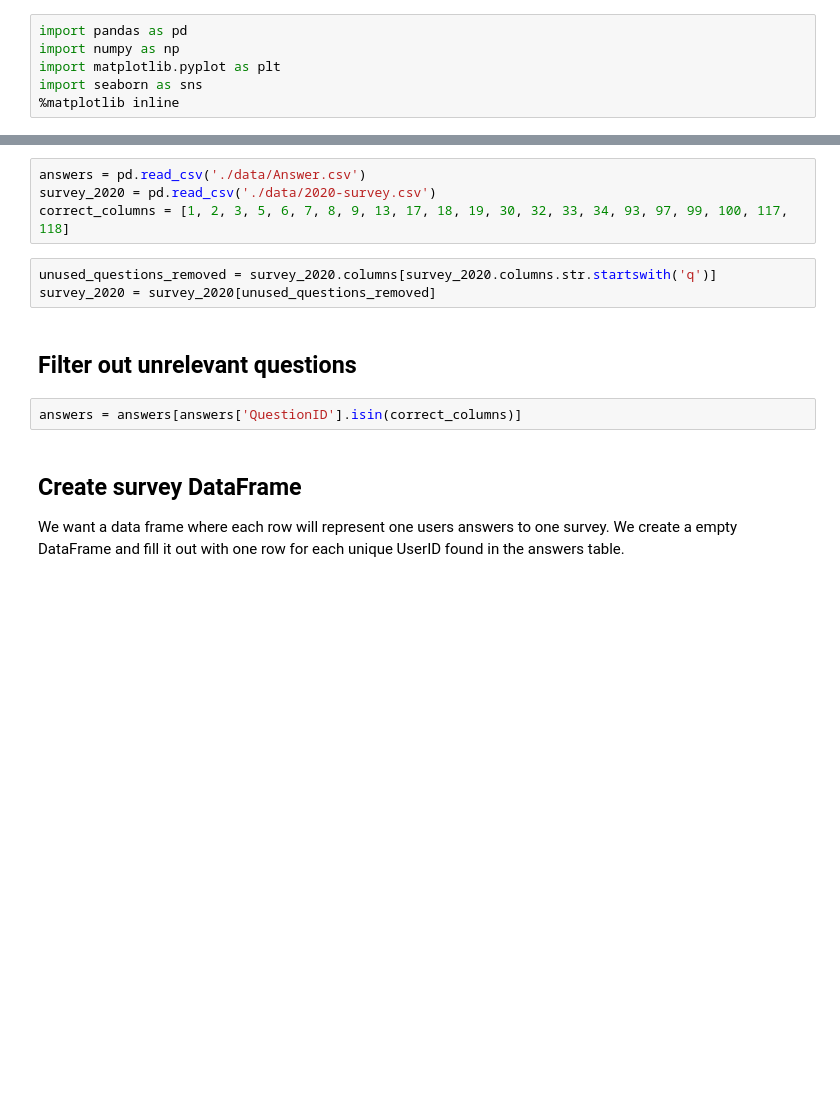
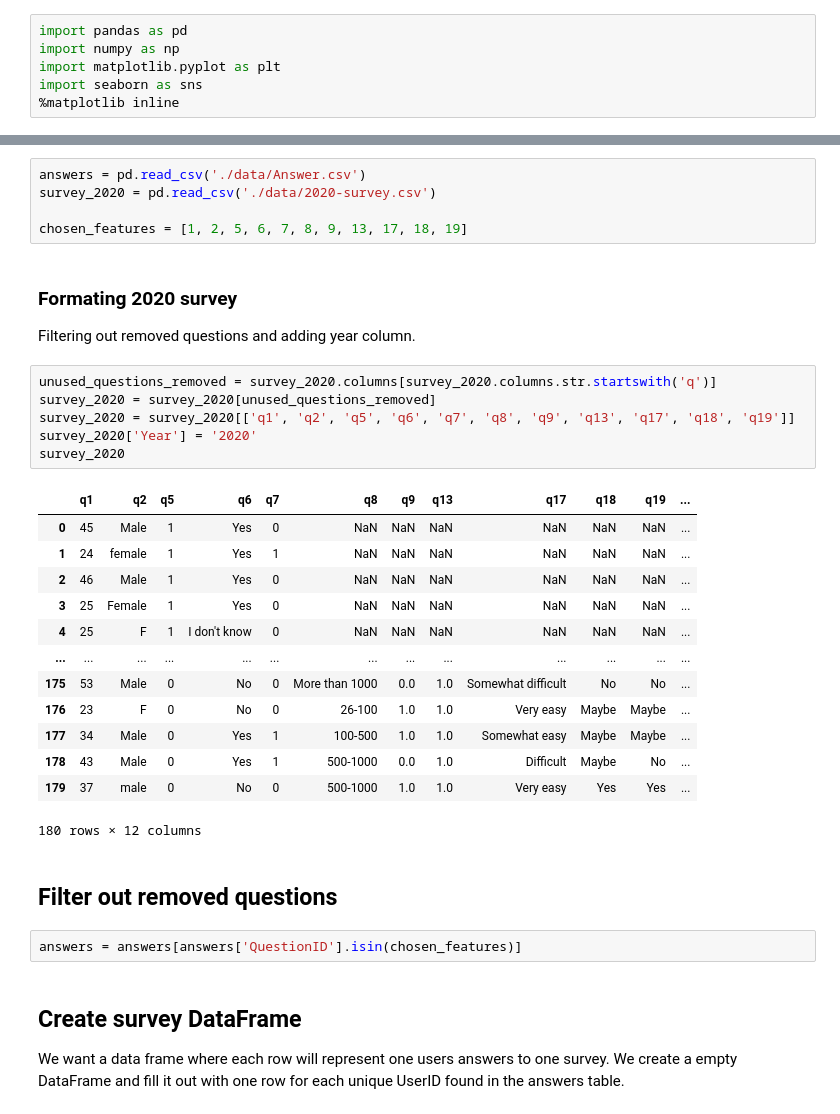
Before and after one commit to appelquist/bda-project, a Jupyter notebook: Project Data Analytics.ipynb, the cells around one changed output, grey strips where cells are left out. Saved outputs shown, nothing was run; the diff lists cells and outputs as text; blank space fills up the shorter version.

```diff
--- a/Project Data Analytics.ipynb
+++ b/Project Data Analytics.ipynb
@@ -7,14 +22,35 @@ import seaborn as sns
 # %%
 answers = pd.read_csv('./data/Answer.csv')
 survey_2020 = pd.read_csv('./data/2020-survey.csv')
-correct_columns = [1, 2, 3, 5, 6, 7, 8, 9, 13, 17, 18, 19, 30, 32, 33, 34, 93, 97, 99, 100, 117, 118]
+
+chosen_features = [1, 2, 5, 6, 7, 8, 9, 13, 17, 18, 19]
+# %% [markdown]
+### Formating 2020 survey
+Filtering out removed questions and adding year column.
 # %%
 unused_questions_removed = survey_2020.columns[survey_2020.columns.str.startswith('q')]
 survey_2020 = survey_2020[unused_questions_removed]
+survey_2020 = survey_2020[['q1', 'q2', 'q5', 'q6', 'q7', 'q8', 'q9', 'q13', 'q17', 'q18', 'q19']]
+survey_2020['Year'] = '2020'
+survey_2020
+# %% [output]
+|  | q1 | q2 | q5 | q6 | q7 | q8 | q9 | q13 | q17 | q18 | q19 | ... |
+| 0 | 45 | Male | 1 | Yes | 0 | NaN | NaN | NaN | NaN | NaN | NaN | ... |
+| 1 | 24 | female | 1 | Yes | 1 | NaN | NaN | NaN | NaN | NaN | NaN | ... |
+| 2 | 46 | Male | 1 | Yes | 0 | NaN | NaN | NaN | NaN | NaN | NaN | ... |
+| 3 | 25 | Female | 1 | Yes | 0 | NaN | NaN | NaN | NaN | NaN | NaN | ... |
+| 4 | 25 | F | 1 | I don't know | 0 | NaN | NaN | NaN | NaN | NaN | NaN | ... |
+| ... | ... | ... | ... | ... | ... | ... | ... | ... | ... | ... | ... | ... |
+| 175 | 53 | Male | 0 | No | 0 | More than 1000 | 0.0 | 1.0 | Somewhat difficult | No | No | ... |
+| 176 | 23 | F | 0 | No | 0 | 26-100 | 1.0 | 1.0 | Very easy | Maybe | Maybe | ... |
+| 177 | 34 | Male | 0 | Yes | 1 | 100-500 | 1.0 | 1.0 | Somewhat easy | Maybe | Maybe | ... |
+| 178 | 43 | Male | 0 | Yes | 1 | 500-1000 | 0.0 | 1.0 | Difficult | Maybe | No | ... |
+| 179 | 37 | male | 0 | No | 0 | 500-1000 | 1.0 | 1.0 | Very easy | Yes | Yes | ... |
+180 rows × 12 columns
 # %% [markdown]
-## Filter out unrelevant questions
+## Filter out removed questions
 # %%
-answers = answers[answers['QuestionID'].isin(correct_columns)]
+answers = answers[answers['QuestionID'].isin(chosen_features)]
 # %% [markdown]
 ## Create survey DataFrame
 
```
Also changed, not shown: parts of 39 cells of this notebook.
